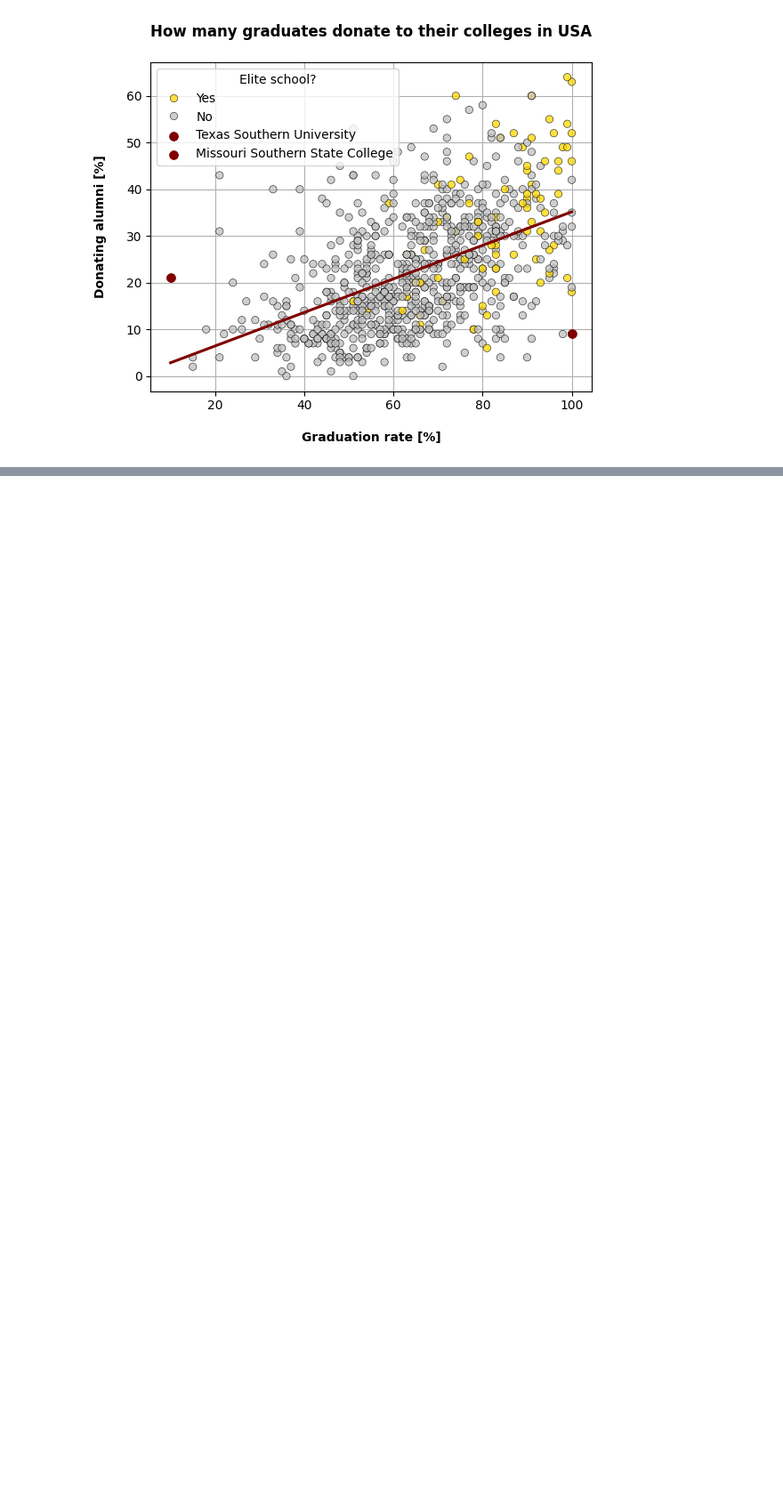
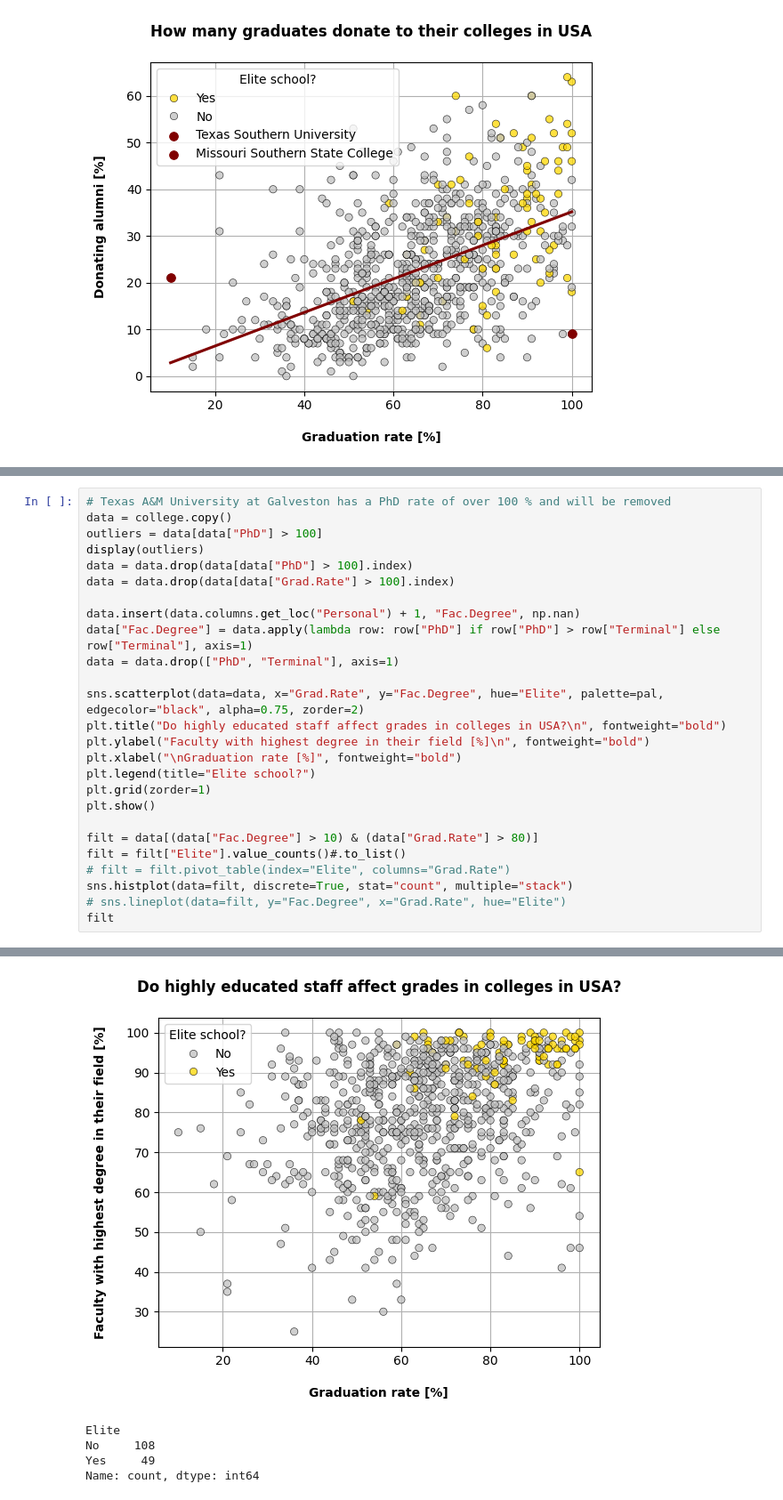
Before and after one commit to AlbotGoodman/databehandling-albot, a Jupyter notebook: Labs/lab.ipynb, the cells around one changed output, grey strips where cells are left out. Shown at 89% size. Saved outputs shown, nothing was run; the diff lists cells and outputs as text; blank space fills up the shorter version.

```diff
--- a/Labs/lab.ipynb
+++ b/Labs/lab.ipynb
@@ -278,0 +253,27 @@ It would seem that there are a more even distribution of students per faculty me
+# %%
+# Texas A&M University at Galveston has a PhD rate of over 100 % and will be removed
+data = college.copy()
+outliers = data[data["PhD"] > 100]
+display(outliers)
+data = data.drop(data[data["PhD"] > 100].index)
+data = data.drop(data[data["Grad.Rate"] > 100].index)
+
+data.insert(data.columns.get_loc("Personal") + 1, "Fac.Degree", np.nan)
+data["Fac.Degree"] = data.apply(lambda row: row["PhD"] if row["PhD"] > row["Terminal"] else row["Terminal"], axis=1)
+data = data.drop(["PhD", "Terminal"], axis=1)
+
+sns.scatterplot(data=data, x="Grad.Rate", y="Fac.Degree", hue="Elite", palette=pal, edgecolor="black", alpha=0.75, zorder=2)
+plt.title("Do highly educated staff affect grades in colleges in USA?\n", fontweight="bold")
+plt.ylabel("Faculty with highest degree in their field [%]\n", fontweight="bold")
+plt.xlabel("\nGraduation rate [%]", fontweight="bold")
+plt.legend(title="Elite school?")
+plt.grid(zorder=1)
+plt.show()
+
+filt = data[(data["Fac.Degree"] > 10) & (data["Grad.Rate"] > 80)]
+filt = filt["Elite"].value_counts()#.to_list()
+# filt = filt.pivot_table(index="Elite", columns="Grad.Rate")
+sns.histplot(data=filt, discrete=True, stat="count", multiple="stack")
+# sns.lineplot(data=filt, y="Fac.Degree", x="Grad.Rate", hue="Elite")
+filt
+# %% [output]
@@ -278,0 +283,5 @@ It would seem that there are a more even distribution of students per faculty me
+[figure, added]
+Elite
+No     108
+Yes     49
+Name: count, dtype: int64
```
Also changed, not shown: parts of 13 cells of this notebook, 1 other file.
